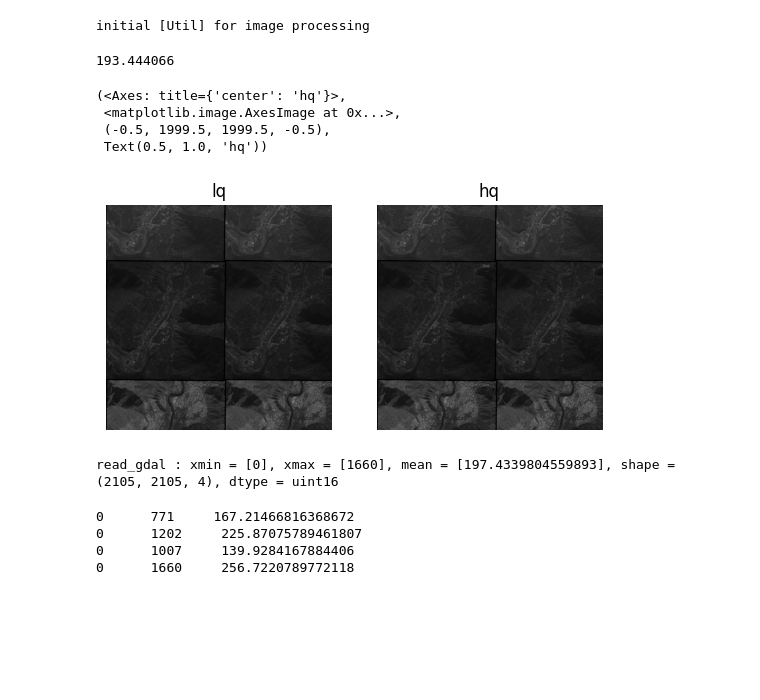
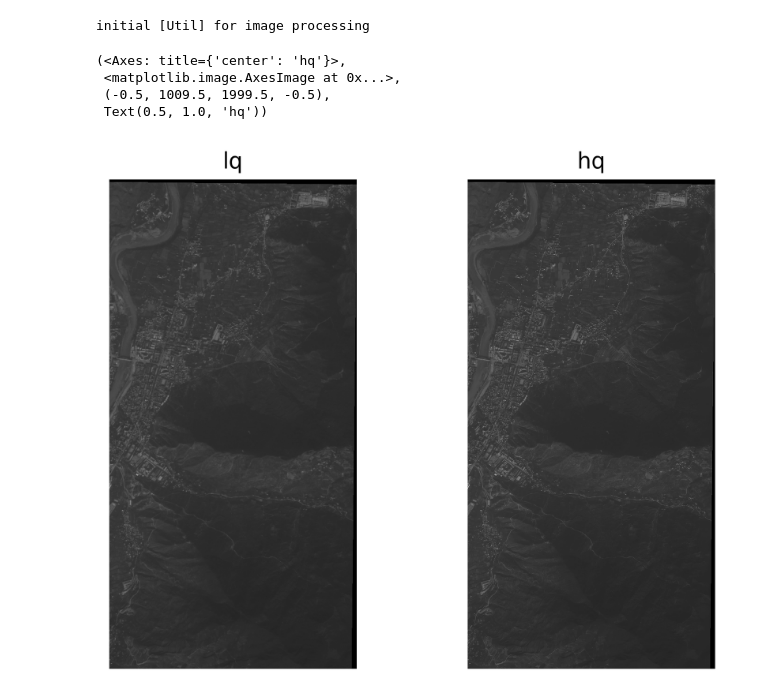
Before and after one commit to HLImg/py2cpp, a Jupyter notebook: debug.ipynb, the cells around one changed output. Saved outputs shown, nothing was run; the diff lists cells and outputs as text; code cells hidden in the pictures; blank space fills up the shorter version.

```diff
--- a/debug.ipynb
+++ b/debug.ipynb
@@ -14,31 +14,15 @@ i = 3
 lq = loadmat(f"test/test_{i}.mat")['data']
 hq = loadmat(f"test/test_sr{i}.mat")['data']
-# %%
-lq.mean()
-# %% [output]
-193.444066
 # %%
 lq = lq / lq.max()
 hq = hq / hq.max()
 # %%
+plt.figure(dpi=400)
 plt.subplot(121), plt.imshow(lq, 'gray'), plt.axis('off'), plt.title('lq')
 plt.subplot(122), plt.imshow(hq, 'gray'), plt.axis('off'), plt.title('hq')
 # %% [output]
 (<Axes: title={'center': 'hq'}>,
  <matplotlib.image.AxesImage at 0x...>,
- (-0.5, 1999.5, 1999.5, -0.5),
+ (-0.5, 1009.5, 1999.5, -0.5),
  Text(0.5, 1.0, 'hq'))
-[figure, old version]
+[figure, new version]
-# %%
-mux = util.read_gdal_mul('/data/dataset/project/1-MUL.TIF')
-# %% [output]
-read_gdal : xmin = [0], xmax = [1660], mean = [197.4339804559893], shape = (2105, 2105, 4), dtype = uint16
-# %%
-for i in range(4):
-    img = mux[:, :, i]
-    print(img.min(), '    ', img.max(), '   ', img.mean())
-# %% [output]
-0      771     167.21466816368672
-0      1202     225.87075789461807
-0      1007     139.9284167884406
-0      1660     256.7220789772118
```
Also changed, not shown: parts of 3 cells of this notebook, 4 other files.
